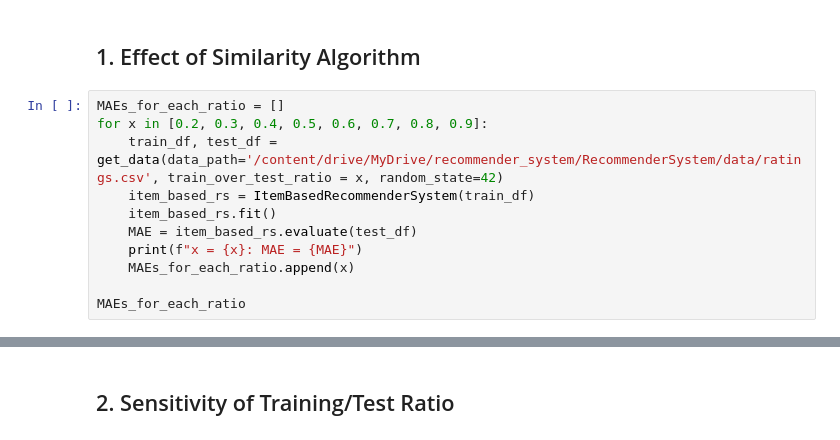
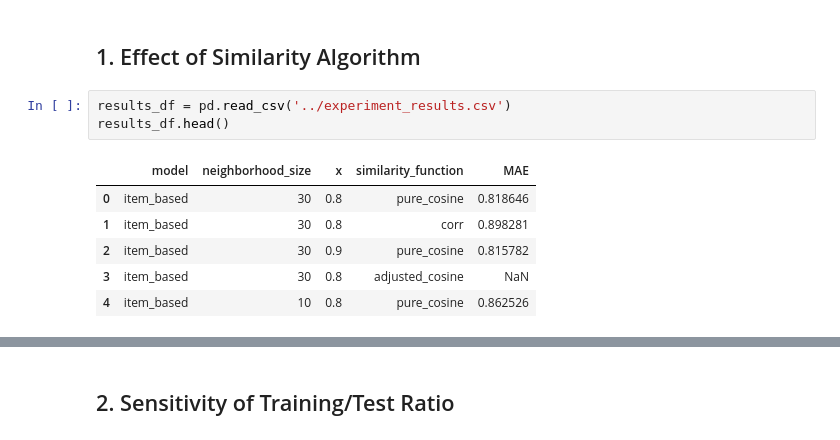
Before and after one commit to khoavpt/Recommender-System, a Jupyter notebook: notebooks/experiments.ipynb, the cells around one changed output, grey strips where cells are left out. Cells and saved outputs as stored; diff of their text form.

```diff
--- a/notebooks/experiments.ipynb
+++ b/notebooks/experiments.ipynb
@@ -24,13 +43,12 @@ user_based_rs_cosine = RecommenderSystem.load_model(path='../saved_models/user_b
 # %% [markdown]
 ## 1. Effect of Similarity Algorithm
-# %%
-MAEs_for_each_ratio = []
-for x in [0.2, 0.3, 0.4, 0.5, 0.6, 0.7, 0.8, 0.9]:
-    train_df, test_df = get_data(data_path='/content/drive/MyDrive/recommender_system/RecommenderSystem/data/ratings.csv', train_over_test_ratio = x, random_state=42)
-    item_based_rs = ItemBasedRecommenderSystem(train_df)
-    item_based_rs.fit()
-    MAE = item_based_rs.evaluate(test_df)
-    print(f"x = {x}: MAE = {MAE}")
-    MAEs_for_each_ratio.append(x)
-
-MAEs_for_each_ratio
+# %%
+results_df = pd.read_csv('../experiment_results.csv')
+results_df.head()
+# %% [output]
+|  | model | neighborhood_size | x | similarity_function | MAE |
+| 0 | item_based | 30 | 0.8 | pure_cosine | 0.818646 |
+| 1 | item_based | 30 | 0.8 | corr | 0.898281 |
+| 2 | item_based | 30 | 0.9 | pure_cosine | 0.815782 |
+| 3 | item_based | 30 | 0.8 | adjusted_cosine | NaN |
+| 4 | item_based | 10 | 0.8 | pure_cosine | 0.862526 |
```
Also changed, not shown: parts of 13 cells of this notebook, 20 other files.
